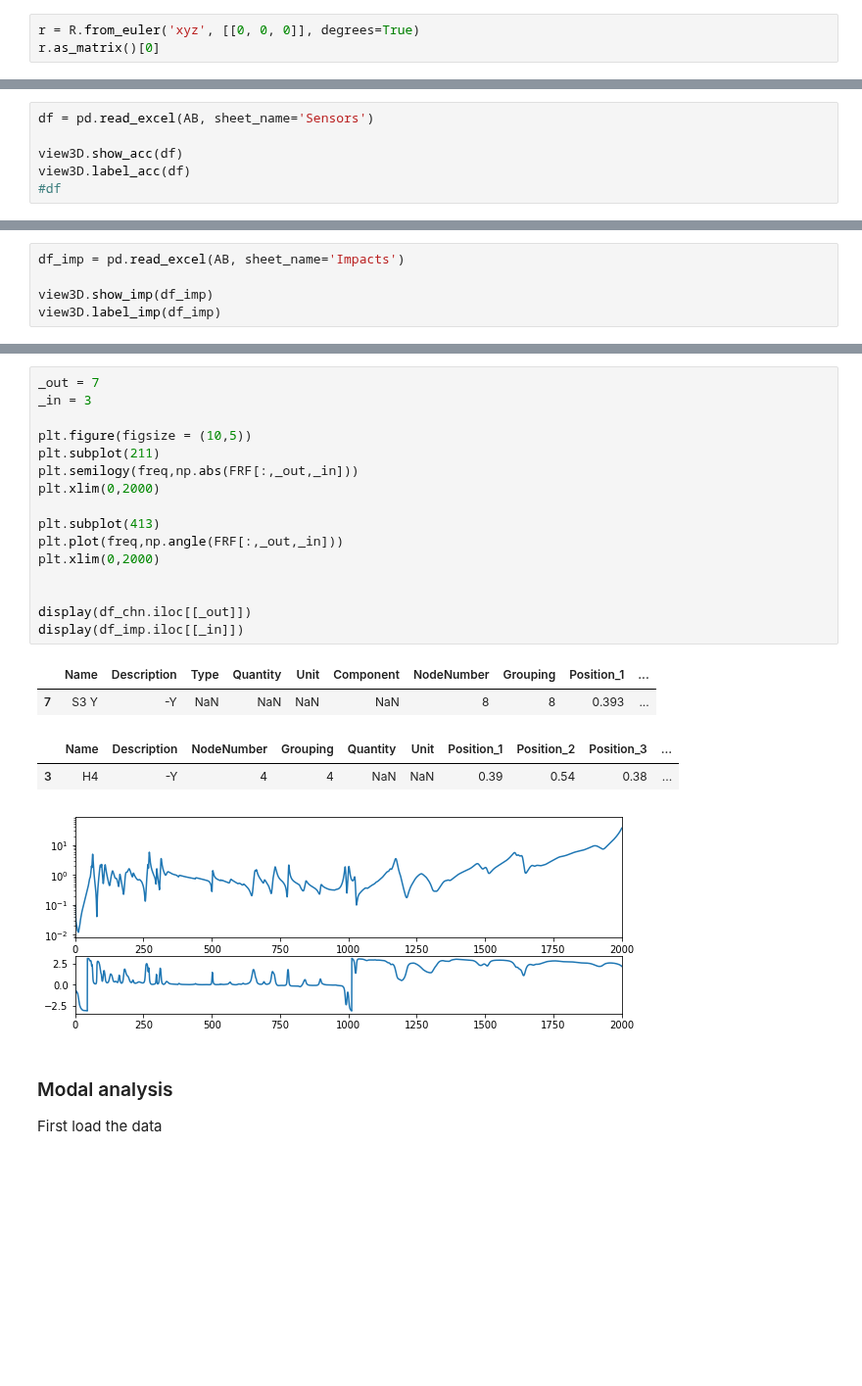
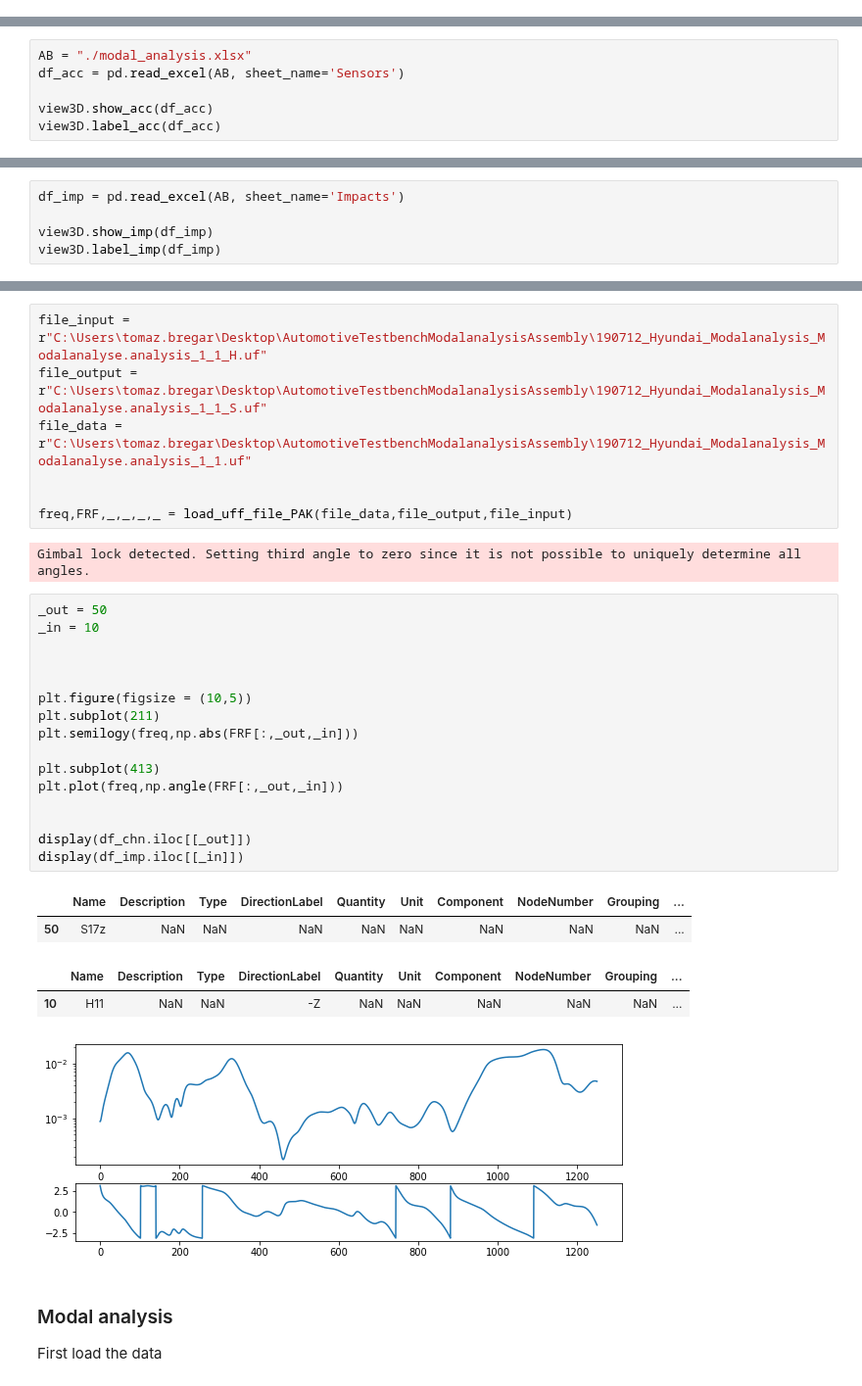
Before and after one commit to yannikmadeheim-del/pyFBS-nonlinear, a Jupyter notebook: examples/pyFBS_EMA.ipynb, the cells around one changed output, grey strips where cells are left out. Shown at 98% size. Drawn from its saved outputs; the diff is of its cells as text; blank space fills up the shorter version.

```diff
--- a/examples/pyFBS_EMA.ipynb
+++ b/examples/pyFBS_EMA.ipynb
@@ -26,3 +19,0 @@ array([180.,   0.,   0.])
-# %%
-r = R.from_euler('xyz', [[0, 0, 0]], degrees=True)
-r.as_matrix()[0]
@@ -61,9 +59,9 @@ AB = r"C:\Users\tomaz.bregar\Desktop\AutomotiveTPATeststructure_modalanalysis\ge
 # %%
-df = pd.read_excel(AB, sheet_name='Sensors')
+AB = "./modal_analysis.xlsx"
+df_acc = pd.read_excel(AB, sheet_name='Sensors')
 
-view3D.show_acc(df)
-view3D.label_acc(df)
-#df
+view3D.show_acc(df_acc)
+view3D.label_acc(df_acc)
 # %% [markdown]
 #### Channels
 Add corresponding channels from .xlsx file together with appropriate labels
@@ -113,25 +82,34 @@ freq = data[0]["x"]
+# %%
+file_input = r"C:\Users\tomaz.bregar\Desktop\AutomotiveTestbenchModalanalysisAssembly\190712_Hyundai_Modalanalysis_Modalanalyse.analysis_1_1_H.uf"
+file_output = r"C:\Users\tomaz.bregar\Desktop\AutomotiveTestbenchModalanalysisAssembly\190712_Hyundai_Modalanalysis_Modalanalyse.analysis_1_1_S.uf"
+file_data = r"C:\Users\tomaz.bregar\Desktop\AutomotiveTestbenchModalanalysisAssembly\190712_Hyundai_Modalanalysis_Modalanalyse.analysis_1_1.uf"
+
+
+freq,FRF,_,_,_,_ = load_uff_file_PAK(file_data,file_output,file_input)
+# %% [output]
+Gimbal lock detected. Setting third angle to zero since it is not possible to uniquely determine all angles.
 # %%
-_out = 7
-_in = 3
+_out = 50
+_in = 10
+
+
 
 plt.figure(figsize = (10,5))
 plt.subplot(211)
 plt.semilogy(freq,np.abs(FRF[:,_out,_in]))
-plt.xlim(0,2000)
 
 plt.subplot(413)
 plt.plot(freq,np.angle(FRF[:,_out,_in]))
-plt.xlim(0,2000)
 
 
 display(df_chn.iloc[[_out]])
 display(df_imp.iloc[[_in]])
 # %% [output]
-|  | Name | Description | Type | Quantity | Unit | Component | NodeNumber | Grouping | Position_1 | ... |
-| 7 | S3 Y | -Y | NaN | NaN | NaN | NaN | 8 | 8 | 0.393 | ... |
+|  | Name | Description | Type | DirectionLabel | Quantity | Unit | Component | NodeNumber | Grouping | ... |
+| 50 | S17z | NaN | NaN | NaN | NaN | NaN | NaN | NaN | NaN | ... |
-|  | Name | Description | NodeNumber | Grouping | Quantity | Unit | Position_1 | Position_2 | Position_3 | ... |
-| 3 | H4 | -Y | 4 | 4 | NaN | NaN | 0.39 | 0.54 | 0.38 | ... |
+|  | Name | Description | Type | DirectionLabel | Quantity | Unit | Component | NodeNumber | Grouping | ... |
+| 10 | H11 | NaN | NaN | -Z | NaN | NaN | NaN | NaN | NaN | ... |
-[figure, old version]
+[figure, new version]
 # %% [markdown]
 ### Modal analysis
 First load the data
```
Also changed, not shown: parts of 22 cells of this notebook, 11 other files.
